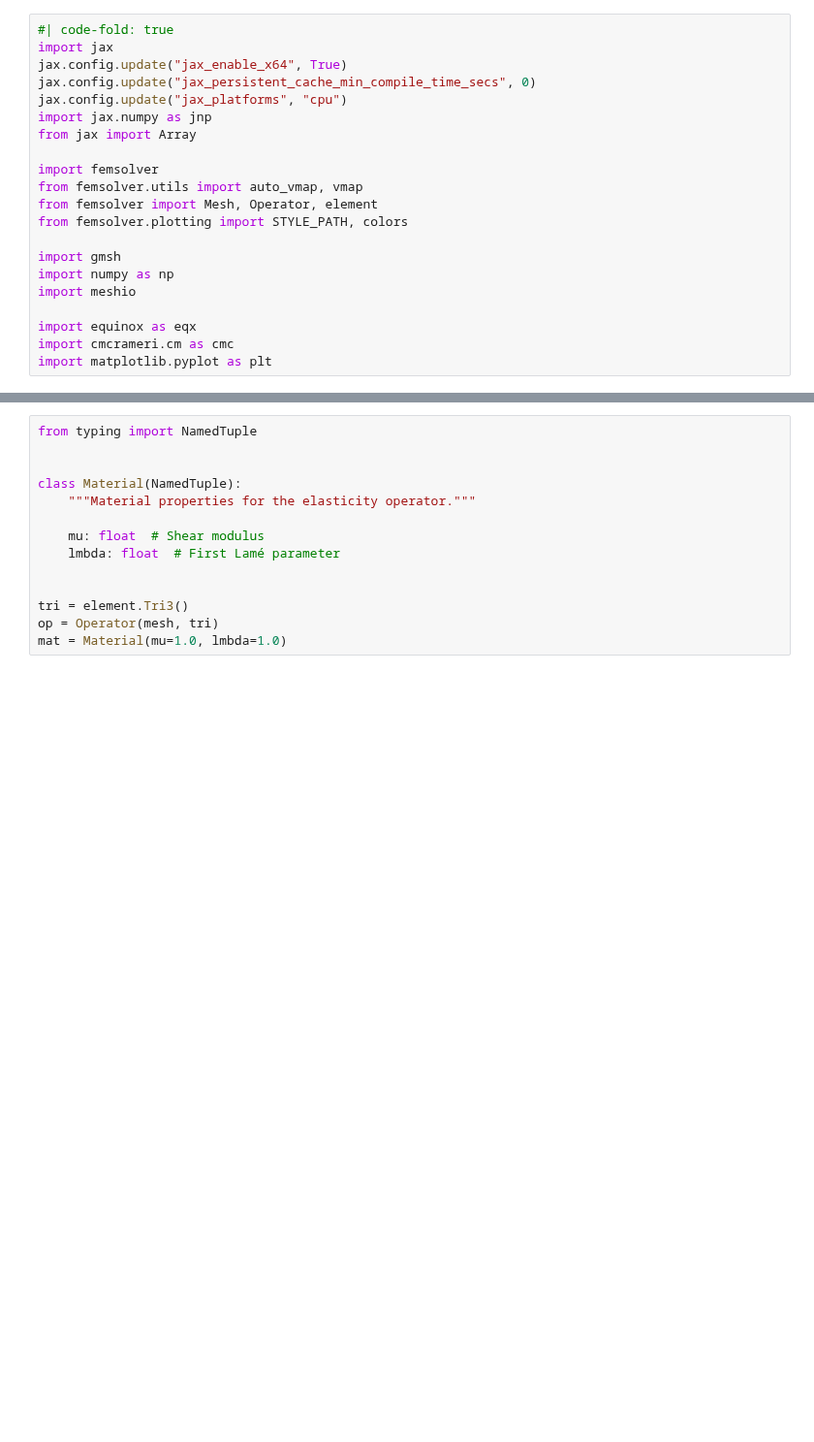
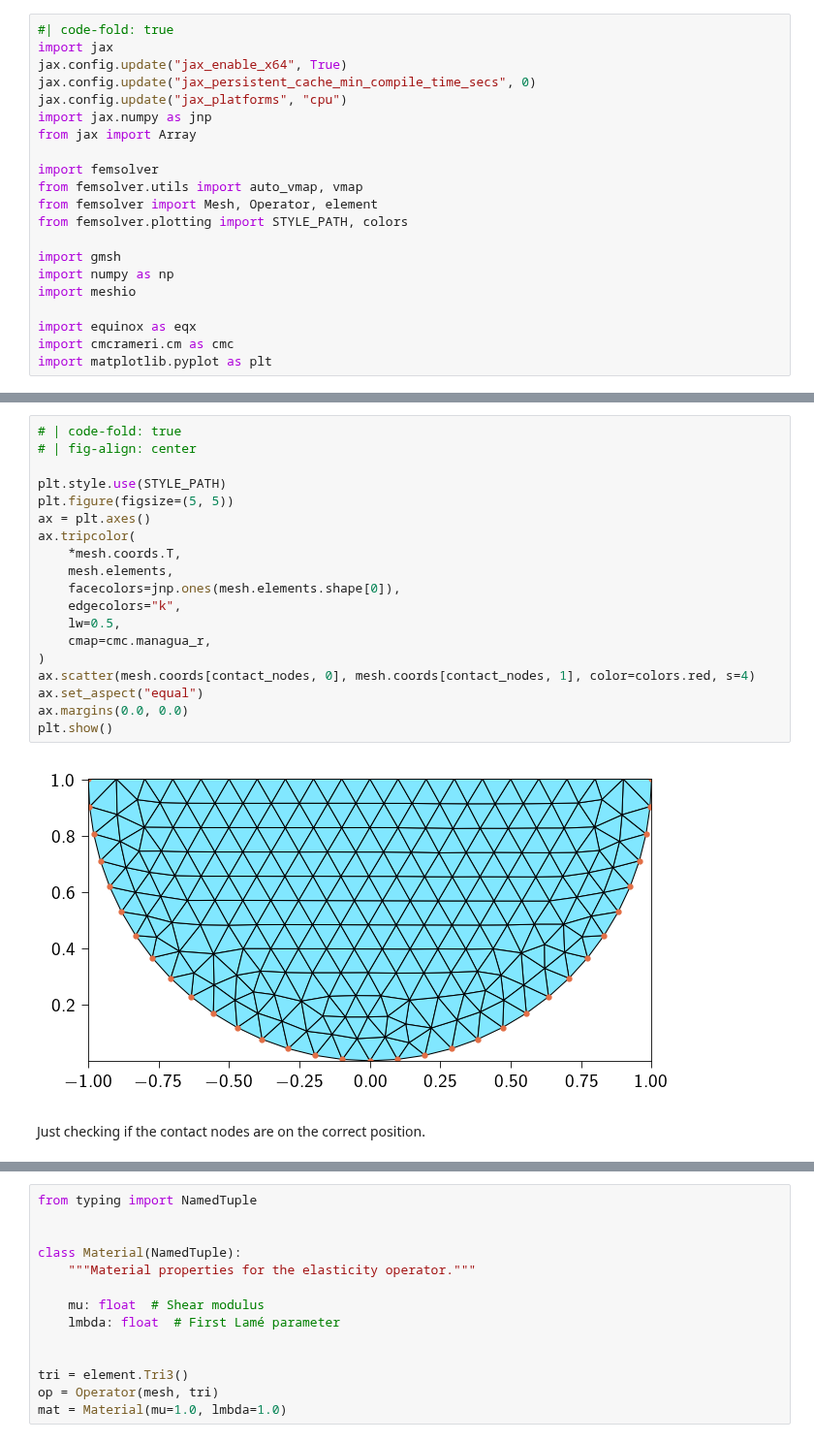
Before and after one commit to smec-ethz/tatva, a Jupyter notebook: examples/notebooks/hertz_contact_penalty.ipynb, the cells around one changed output, grey strips where cells are left out. Shown at 97% size. Drawn from its saved outputs; the diff is of its cells as text; blank space fills up the shorter version.

```diff
--- a/examples/notebooks/hertz_contact_penalty.ipynb
+++ b/examples/notebooks/hertz_contact_penalty.ipynb
@@ -136,3 +158,26 @@ Info    : 791 nodes 1580 elements
 Info    : Writing 'half_circle.msh'...
 Info    : Done writing 'half_circle.msh'
+# %%
+# | code-fold: true
+# | fig-align: center
+
+plt.style.use(STYLE_PATH)
+plt.figure(figsize=(5, 5))
+ax = plt.axes()
+ax.tripcolor(
+    *mesh.coords.T,
+    mesh.elements,
+    facecolors=jnp.ones(mesh.elements.shape[0]),
+    edgecolors="k",
+    lw=0.5,
+    cmap=cmc.managua_r,
+)
+ax.scatter(mesh.coords[contact_nodes, 0], mesh.coords[contact_nodes, 1], color=colors.red, s=4)
+ax.set_aspect("equal")
+ax.margins(0.0, 0.0)
+plt.show()
+# %% [output]
+[figure, added]
+# %% [markdown]
+Just checking if the contact nodes are on the correct position.
 # %%
```
Also changed, not shown: parts of 18 cells of this notebook.
